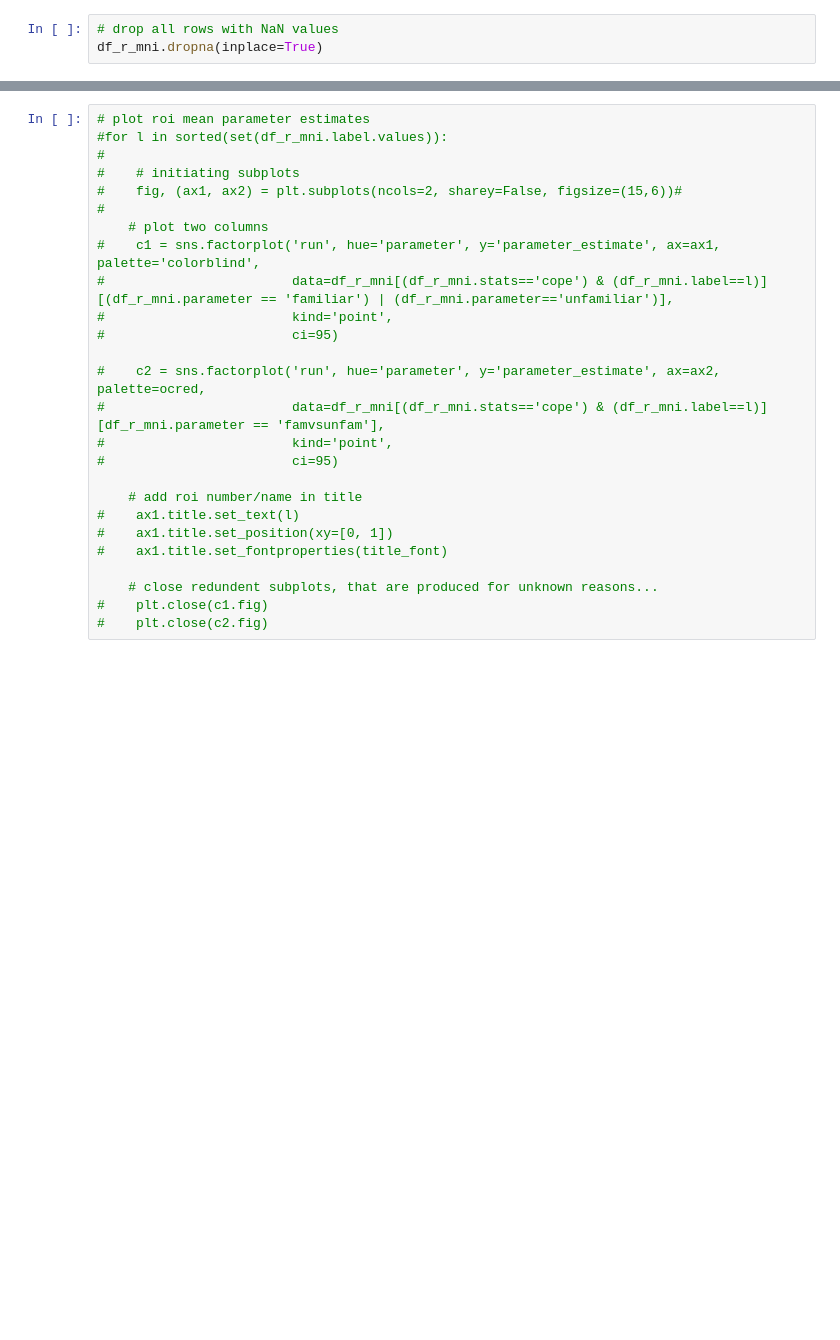
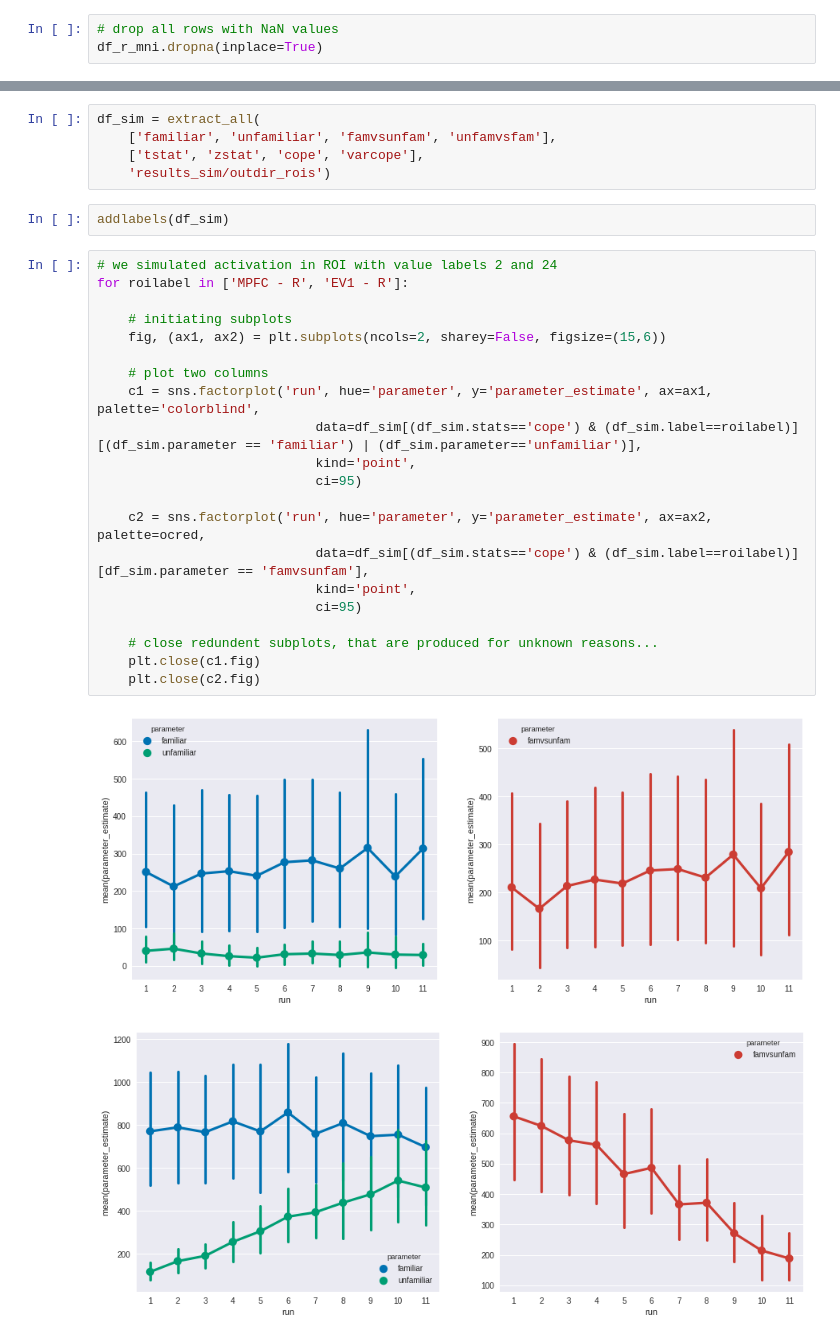
Before and after one commit to oliver-contier/famface-temporal-dynamics, a Jupyter notebook: notebooks/plot_mean_betas.ipynb, the cells around one changed output, grey strips where cells are left out. Cells and saved outputs as stored; diff of their text form; blank space fills up the shorter version.

```diff
--- a/notebooks/plot_mean_betas.ipynb
+++ b/notebooks/plot_mean_betas.ipynb
@@ -444,26 +419,31 @@ dtype: float64
+# %%
+df_sim = extract_all(
+    ['familiar', 'unfamiliar', 'famvsunfam', 'unfamvsfam'],
+    ['tstat', 'zstat', 'cope', 'varcope'],
+    'results_sim/outdir_rois')
+# %%
+addlabels(df_sim)
 # %%
-# plot roi mean parameter estimates
-#for l in sorted(set(df_r_mni.label.values)):
-#
-#    # initiating subplots
-#    fig, (ax1, ax2) = plt.subplots(ncols=2, sharey=False, figsize=(15,6))#
-#
+# we simulated activation in ROI with value labels 2 and 24
+for roilabel in ['MPFC - R', 'EV1 - R']:
+
+    # initiating subplots
+    fig, (ax1, ax2) = plt.subplots(ncols=2, sharey=False, figsize=(15,6))
+
     # plot two columns
-#    c1 = sns.factorplot('run', hue='parameter', y='parameter_estimate', ax=ax1, palette='colorblind',
-#                        data=df_r_mni[(df_r_mni.stats=='cope') & (df_r_mni.label==l)][(df_r_mni.parameter == 'familiar') | (df_r_mni.parameter=='unfamiliar')],
-#                        kind='point',
-#                        ci=95)
+    c1 = sns.factorplot('run', hue='parameter', y='parameter_estimate', ax=ax1, palette='colorblind',
+                            data=df_sim[(df_sim.stats=='cope') & (df_sim.label==roilabel)][(df_sim.parameter == 'familiar') | (df_sim.parameter=='unfamiliar')],
+                            kind='point',
+                            ci=95)
 
-#    c2 = sns.factorplot('run', hue='parameter', y='parameter_estimate', ax=ax2, palette=ocred,
-#                        data=df_r_mni[(df_r_mni.stats=='cope') & (df_r_mni.label==l)][df_r_mni.parameter == 'famvsunfam'],
-#                        kind='point',
-#                        ci=95)
-
-    # add roi number/name in title
-#    ax1.title.set_text(l)
-#    ax1.title.set_position(xy=[0, 1])
-#    ax1.title.set_fontproperties(title_font)
+    c2 = sns.factorplot('run', hue='parameter', y='parameter_estimate', ax=ax2, palette=ocred,
+                            data=df_sim[(df_sim.stats=='cope') & (df_sim.label==roilabel)][df_sim.parameter == 'famvsunfam'],
+                            kind='point',
+                            ci=95)
 
     # close redundent subplots, that are produced for unknown reasons...
-#    plt.close(c1.fig)
-#    plt.close(c2.fig)
+    plt.close(c1.fig)
+    plt.close(c2.fig)
+# %% [output]
+[figure, added]
+[figure, added]
```
Also changed, not shown: parts of 23 cells of this notebook.
